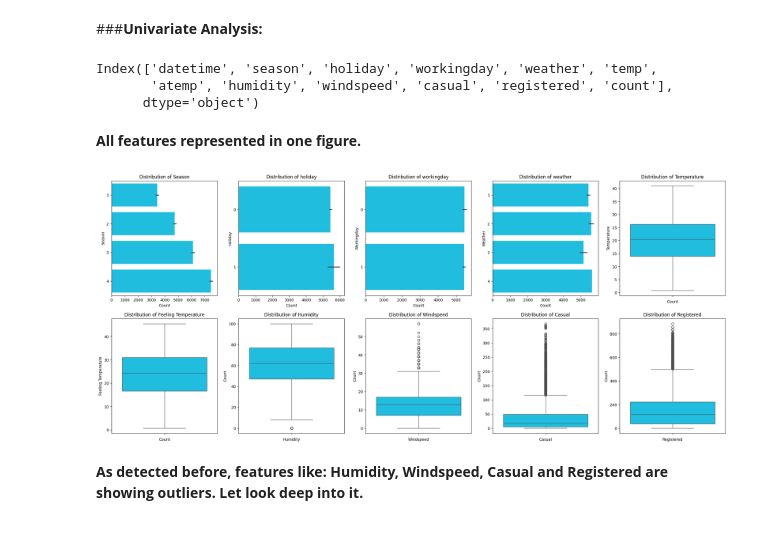
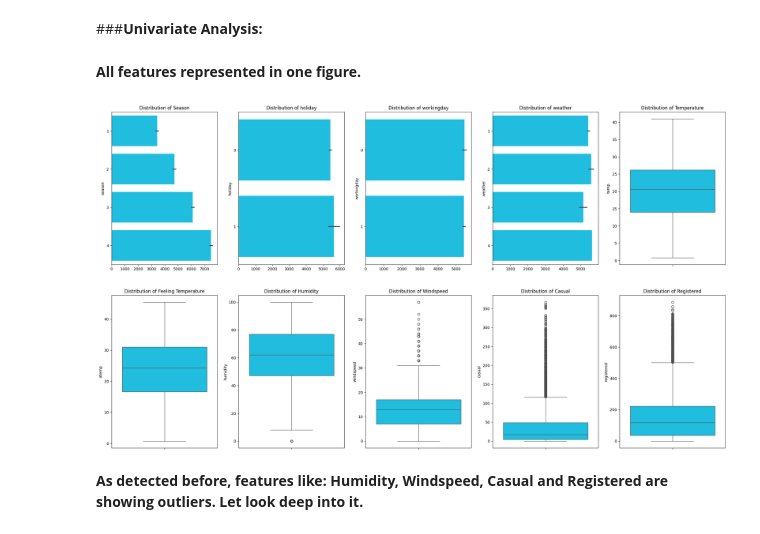
Before and after one commit to RichaGaharwar/Yulu---Hypothesis-Testing, a Jupyter notebook: Yulu_Hypothesis_Testing.ipynb, the cells around one changed output. Saved outputs shown, nothing was run; the diff lists cells and outputs as text; code cells hidden in the pictures.

```diff
--- a/Yulu_Hypothesis_Testing.ipynb
+++ b/Yulu_Hypothesis_Testing.ipynb
@@ -436,80 +437,54 @@ Total outliers found in count: 300
   ---
 # %% [markdown]
 ###**Univariate Analysis:**
-# %%
-yulu.columns
-# %% [output]
-Index(['datetime', 'season', 'holiday', 'workingday', 'weather', 'temp',
-       'atemp', 'humidity', 'windspeed', 'casual', 'registered', 'count'],
-      dtype='object')
 # %% [markdown]
 **All features represented in one figure.**
 # %%
 Yulu_Cyan = '#00D2FF'
-plt.figure(figsize= (29,12))
+plt.figure(figsize= (29,16))
 plt.subplot(2,5,1)
 sns.barplot(yulu['season'], color = Yulu_Cyan)
 plt.title('Distribution of Season')
-plt.xlabel('Count')
-plt.ylabel('Season')
 
 plt.subplot(2,5,2)
 sns.barplot(yulu['holiday'], color = Yulu_Cyan)
 plt.title('Distribution of holiday')
-plt.xlabel('Count')
-plt.ylabel('Holiday')
 
 plt.subplot(2,5,3)
 sns.barplot(yulu['workingday'], color = Yulu_Cyan)
 plt.title('Distribution of workingday')
-plt.xlabel('Count')
-plt.ylabel('Workingday')
 
 plt.subplot(2,5,4)
 sns.barplot(yulu['weather'], color = Yulu_Cyan)
 plt.title('Distribution of weather')
-plt.xlabel('Count')
-plt.ylabel('Weather')
 
 plt.subplot(2,5,5)
 sns.boxplot(yulu['temp'], color = Yulu_Cyan)
 plt.title('Distribution of Temperature')
-plt.xlabel('Count')
-plt.ylabel('Temperature')
 
 plt.subplot(2,5,6)
 sns.boxplot(yulu['atemp'], color = Yulu_Cyan)
 plt.title('Distribution of Feeling Temperature')
-plt.xlabel('Count')
-plt.ylabel('Feeling Temperature')
 
 plt.subplot(2,5,7)
 sns.boxplot(yulu['humidity'], color = Yulu_Cyan)
 plt.title('Distribution of Humidity')
-plt.xlabel('Humidity')
-plt.ylabel('Count')
 
 plt.subplot(2,5,8)
 sns.boxplot(yulu['windspeed'], color = Yulu_Cyan)
 plt.title('Distribution of Windspeed')
-plt.xlabel('Windspeed')
-plt.ylabel('Count')
 
 plt.subplot(2,5,9)
 sns.boxplot(yulu['casual'], color = Yulu_Cyan)
 plt.title('Distribution of Casual')
-plt.xlabel('Casual')
-plt.ylabel('Count')
 
 plt.subplot(2,5,10)
 sns.boxplot(yulu['registered'], color = Yulu_Cyan)
 plt.title('Distribution of Registered')
-plt.xlabel('Registered')
-plt.ylabel('Count')
 
 plt.show()
 # %% [output]
-[figure, old version]
+[figure, new version]
 # %% [markdown]
 **As detected before, features like: Humidity, Windspeed, Casual and Registered are showing outliers.**
 **Let look deep into it.**
```
Also changed, not shown: parts of 13 cells of this notebook.
